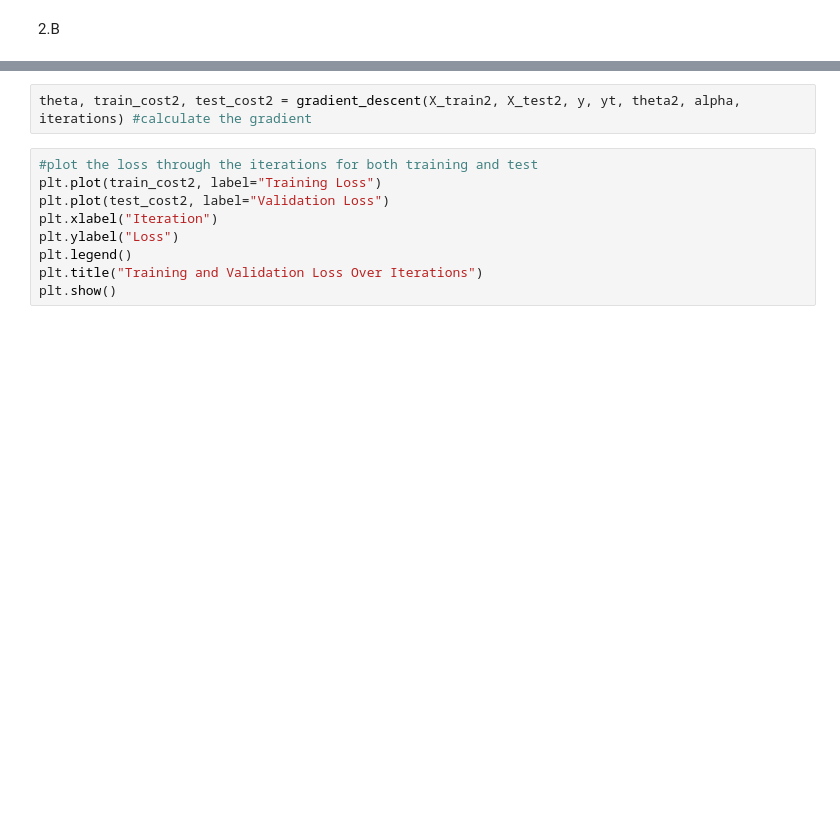
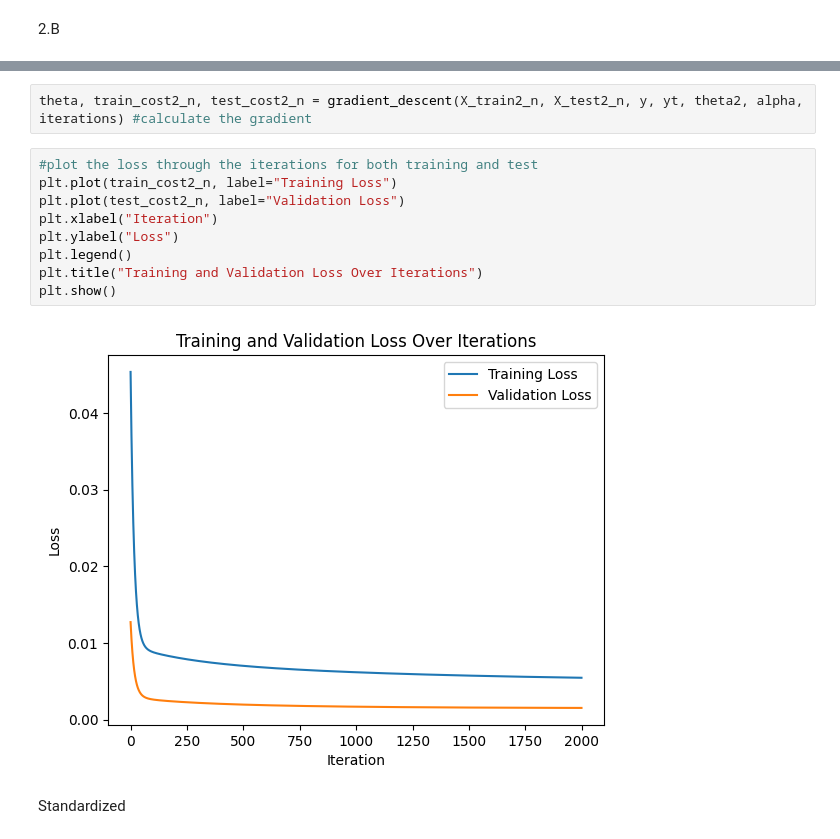
Before and after one commit to Nscaglio/4105, a Jupyter notebook: HW2.ipynb, the cells around one changed output, grey strips where cells are left out. Cells and saved outputs as stored; diff of their text form; blank space fills up the shorter version.

```diff
--- a/HW2.ipynb
+++ b/HW2.ipynb
@@ -302,11 +352,15 @@ X_test2=np.hstack((X_0t, X_1t,X_2t,X_3t,X_4t,X_5t,X_6t,X_7t,X_8t,X_9t,X_10t,X_11
 # %%
-theta, train_cost2, test_cost2 = gradient_descent(X_train2, X_test2, y, yt, theta2, alpha, iterations) #calculate the gradient
+theta, train_cost2_n, test_cost2_n = gradient_descent(X_train2_n, X_test2_n, y, yt, theta2, alpha, iterations) #calculate the gradient
 # %%
 #plot the loss through the iterations for both training and test
-plt.plot(train_cost2, label="Training Loss")
-plt.plot(test_cost2, label="Validation Loss")
+plt.plot(train_cost2_n, label="Training Loss")
+plt.plot(test_cost2_n, label="Validation Loss")
 plt.xlabel("Iteration")
 plt.ylabel("Loss")
 plt.legend()
 plt.title("Training and Validation Loss Over Iterations")
 plt.show()
+# %% [output]
+[figure, added]
+# %% [markdown]
+Standardized
```
Also changed, not shown: parts of 32 cells of this notebook.
